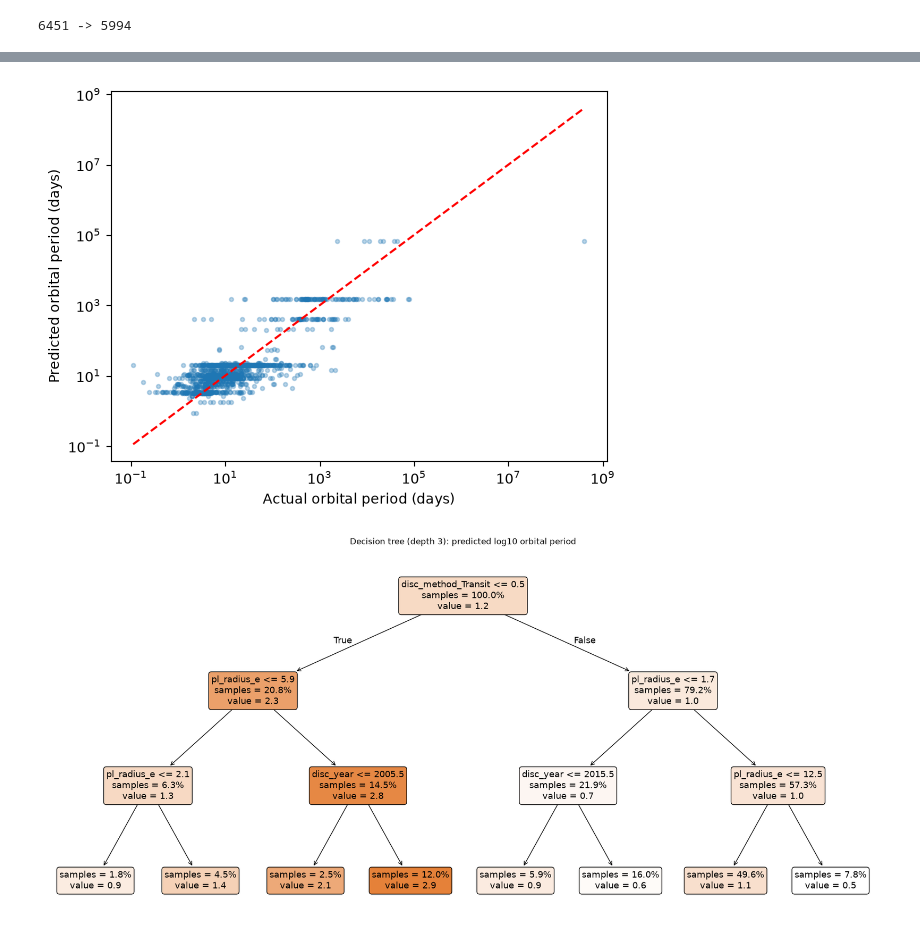
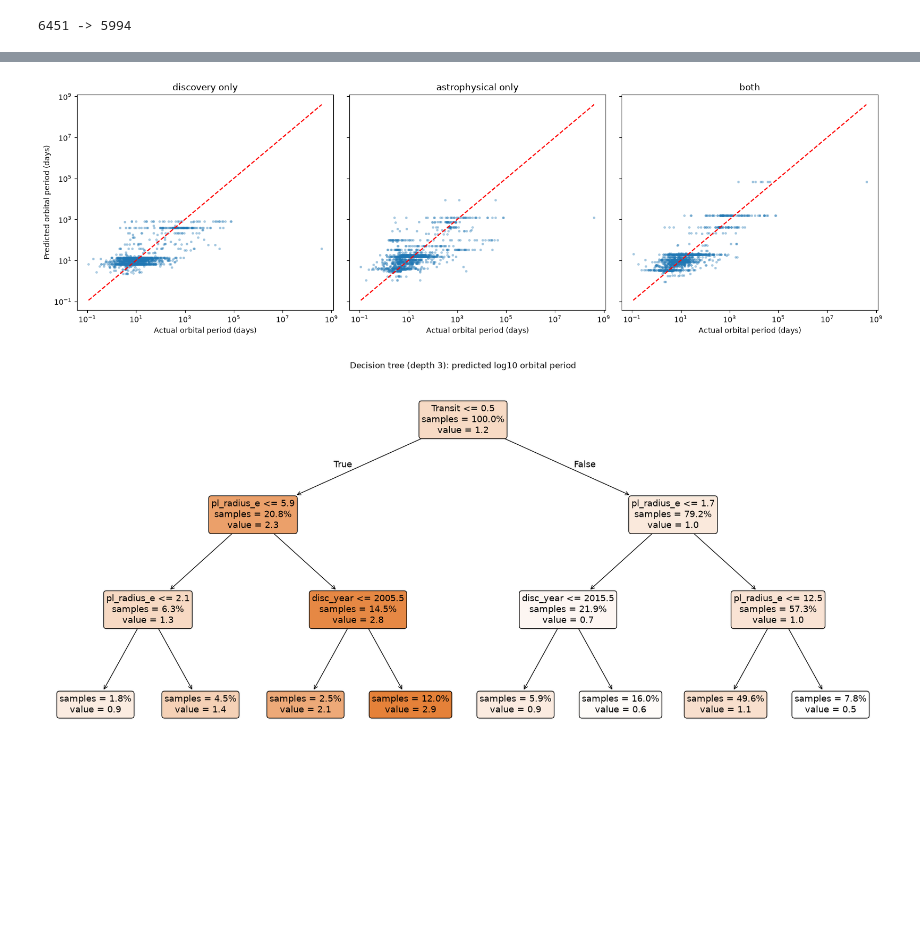
Before and after one commit to C00299231/DataScProject, a Jupyter notebook: decisionTreeTest.ipynb, the cells around one changed output, grey strips where cells are left out. Drawn from its saved outputs; the diff is of its cells as text; code cells hidden in the pictures; blank space fills up the shorter version.

```diff
--- a/decisionTreeTest.ipynb
+++ b/decisionTreeTest.ipynb
@@ -68,16 +68,26 @@ dtype: object
 import numpy as np
 import pandas as pd
 
+featuresPhysical = ["pl_radius_e", "st_mass", "st_temp", "st_radius", "sys_num_planet"]
+featuresDiscovery = ["disc_year", "sys_dist_e", "disc_method"]
 
-features = ["pl_radius_e", "st_mass", "st_temp", "st_radius", "sys_dist_e", "sys_num_planet", "disc_year"]
-
-d = df.dropna(subset=features + ["pl_orb_period", "disc_method"]).copy()
+d = df.dropna(subset=featuresPhysical + featuresDiscovery + ["pl_orb_period"]).copy()
 d = d[d["pl_orb_period"] > 0]
 d["log_period"] = np.log10(d["pl_orb_period"])
-
-x = pd.get_dummies(d[features + ["disc_method"]], columns=["disc_method"])
 y = d["log_period"]
 
 print(len(df), "->", len(d))
 # %% [output]
 6451 -> 5994
+# %%
+from sklearn.tree import DecisionTreeRegressor
+from sklearn.model_selection import train_test_split, cross_val_score
+from sklearn.metrics import mean_squared_error, r2_score
+
+trainIdx, testIdx = train_test_split(d.index, test_size=0.2, random_state=42)
+yTrain, yTest = y.loc[trainIdx], y.loc[testIdx]
+
+# baseline prediction for comparison
+baseline = np.full(len(yTest), yTrain.mean())
+baselineRmse = np.sqrt(mean_squared_error(yTest, baseline))
+print("baseline RMSE:", baselineRmse)
@@ -109,19 +131,28 @@ CV R2: 0.623 +/- 0.009
 # %%
-plt.scatter(10 ** yTest, 10 ** pred, s=8, alpha=0.3)
-lims = [10 ** yTest.min(), 10 ** yTest.max()]
-plt.plot(lims, lims, "r--")
-plt.xscale("log")
-plt.yscale("log")
-plt.xlabel("Actual orbital period (days)")
-plt.ylabel("Predicted orbital period (days)")
+fig, axes = plt.subplots(1, 3, figsize=(16, 5), sharex=True, sharey=True)
+
+for ax, name in zip(axes, featureSets):
+    ax.scatter(10 ** yTest, 10 ** preds[name], s=6, alpha=0.3)
+    lims = [10 ** yTest.min(), 10 ** yTest.max()]
+    ax.plot(lims, lims, "r--")
+    ax.set_xscale("log")
+    ax.set_yscale("log")
+    ax.set_title(name)
+    ax.set_xlabel("Actual orbital period (days)")
+
+axes[0].set_ylabel("Predicted orbital period (days)")
+plt.tight_layout()
 plt.show()
 # %% [output]
-[figure, old version]
+[figure, new version]
 # %%
 from sklearn.tree import plot_tree
 
+x = pd.get_dummies(d[featuresPhysical + featuresDiscovery])
+x.columns = [c.replace("disc_method_", "") for c in x.columns]   # shorter labels
+
 small = DecisionTreeRegressor(max_depth=3, min_samples_leaf=30, random_state=42)
-small.fit(xTrain, yTrain)
+small.fit(x.loc[trainIdx], yTrain)
 
 plt.figure(figsize=(22, 10))
 plot_tree(
@@ -137,4 +168,4 @@ plot_tree(
 plt.title("Decision tree (depth 3): predicted log10 orbital period")
 plt.show()
 # %% [output]
-[figure, old version]
+[figure, new version]
```
Also changed, not shown: parts of 3 cells of this notebook, 5 other files.
